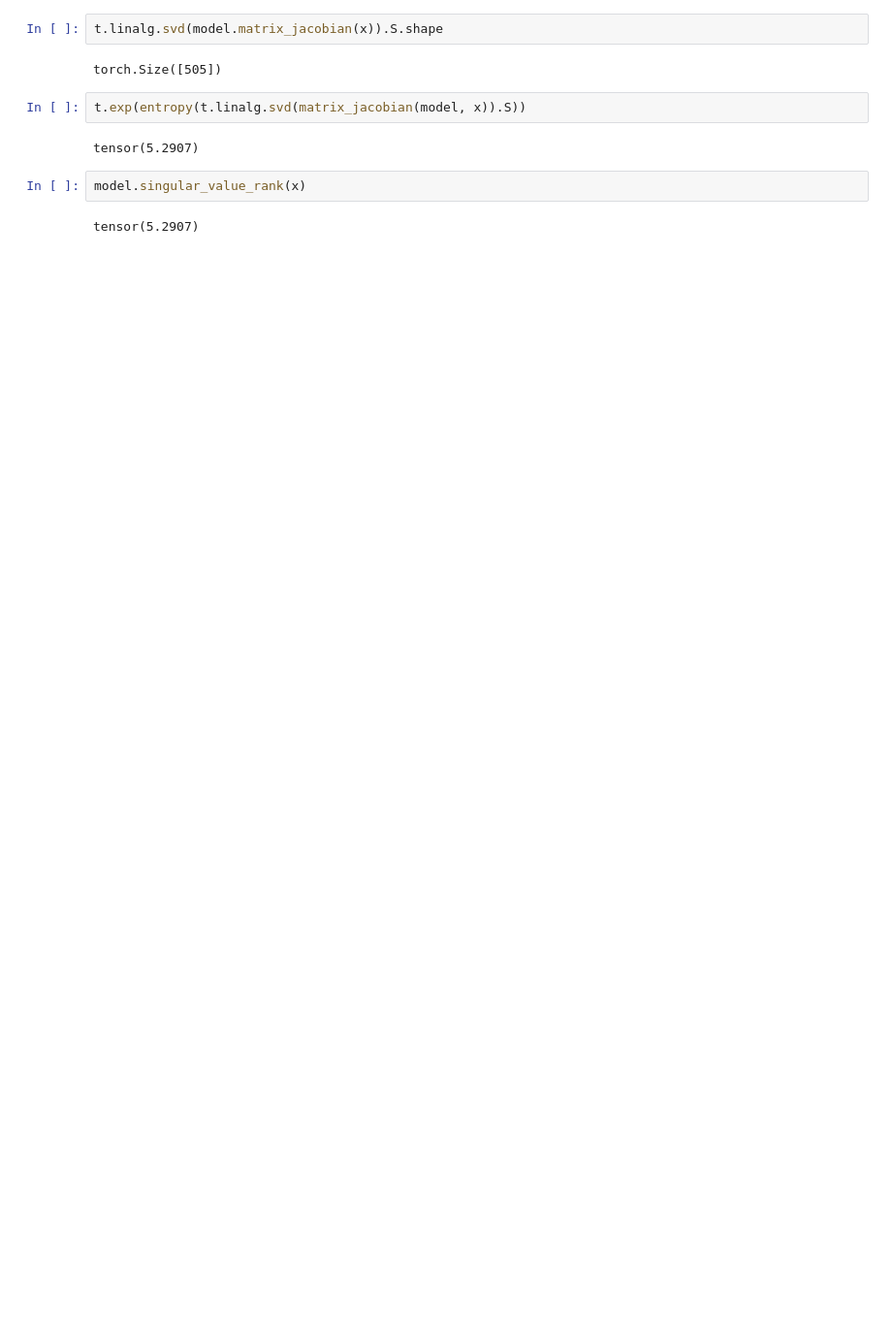
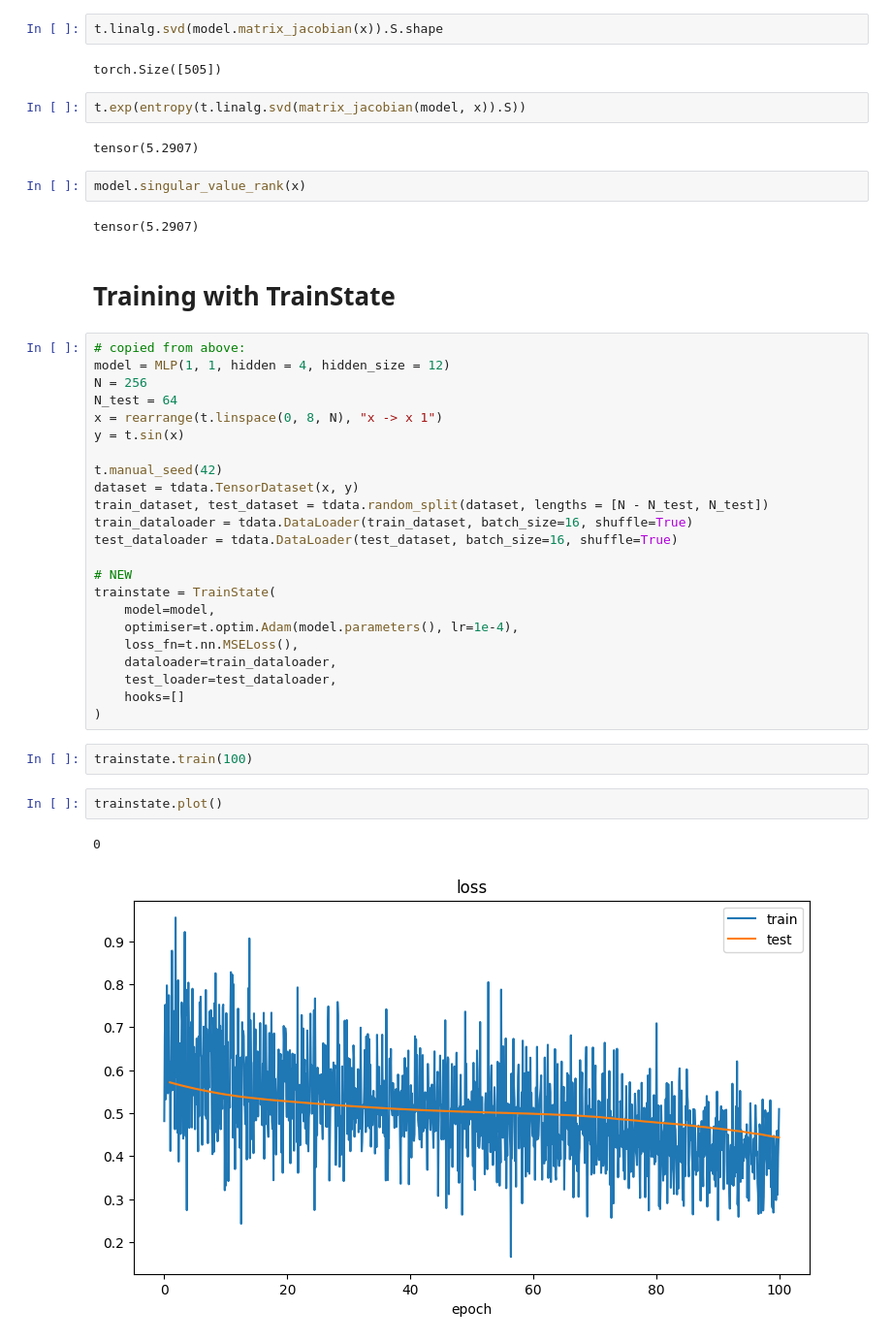
Before and after one commit to LRudL/dots, a Jupyter notebook: notebooks/train_testing.ipynb, the cells around one changed output. Shown at 97% size. Saved outputs shown, nothing was run; the diff lists cells and outputs as text; blank space fills up the shorter version.

```diff
--- a/notebooks/train_testing.ipynb
+++ b/notebooks/train_testing.ipynb
@@ -86,3 +93,35 @@ tensor(5.2907)
 model.singular_value_rank(x)
 # %% [output]
 tensor(5.2907)
+# %% [markdown]
+# Training with TrainState
+# %%
+# copied from above:
+model = MLP(1, 1, hidden = 4, hidden_size = 12)
+N = 256
+N_test = 64
+x = rearrange(t.linspace(0, 8, N), "x -> x 1")
+y = t.sin(x)
+
+t.manual_seed(42)
+dataset = tdata.TensorDataset(x, y)
+train_dataset, test_dataset = tdata.random_split(dataset, lengths = [N - N_test, N_test])
+train_dataloader = tdata.DataLoader(train_dataset, batch_size=16, shuffle=True)
+test_dataloader = tdata.DataLoader(test_dataset, batch_size=16, shuffle=True)
+
+# NEW
+trainstate = TrainState(
+    model=model,
+    optimiser=t.optim.Adam(model.parameters(), lr=1e-4),
+    loss_fn=t.nn.MSELoss(),
+    dataloader=train_dataloader,
+    test_loader=test_dataloader,
+    hooks=[]
+)
+# %%
+trainstate.train(100)
+# %%
+trainstate.plot()
+# %% [output]
+0
+[figure, added]
```
Also changed, not shown: parts of 8 cells of this notebook.
